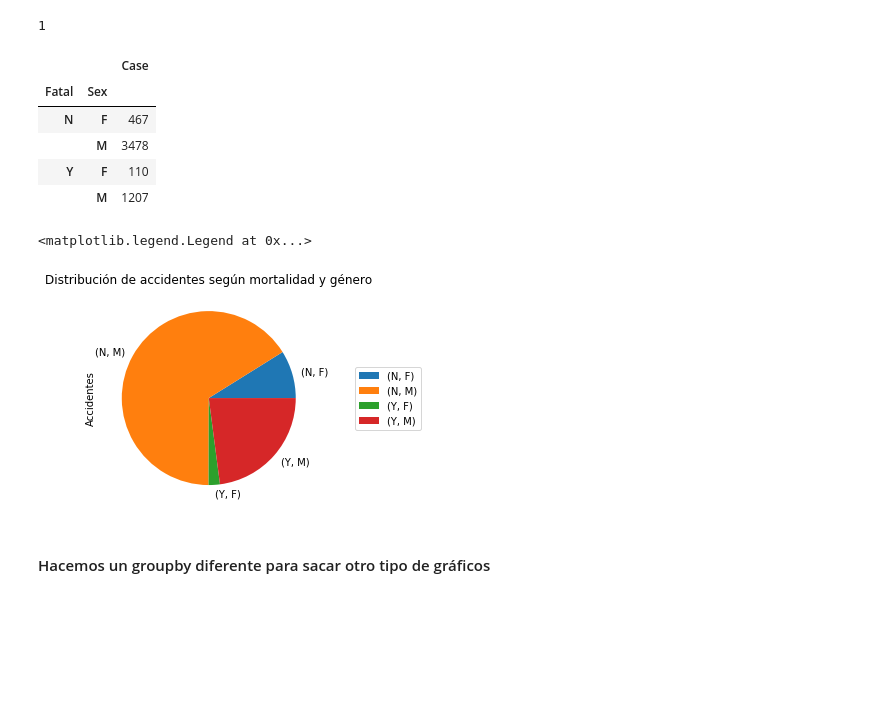
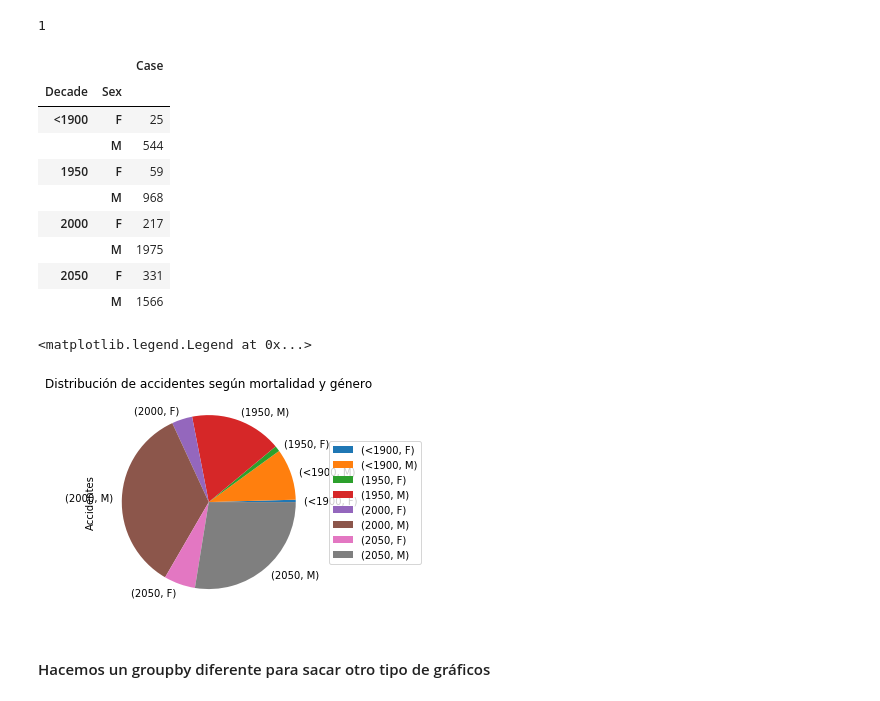
Before and after one commit to silviaherf/data-cleaning-pandas, a Jupyter notebook: Sharks_analysis.ipynb, the cells around one changed output. Cells and saved outputs as stored; diff of their text form; code cells hidden in the pictures; blank space fills up the shorter version.

Commit message:
Quesitos decada y genero

```diff
--- a/Sharks_analysis.ipynb
+++ b/Sharks_analysis.ipynb
@@ -483,0 +497,2 @@ df_clean['Year']
+# %%
+df_clean["Decade"] =pd.cut(df_clean['Year'],[-1000,1900,1950,2000,2050],labels=['<1900','1950','2000','2050'])
@@ -487,19 +508,23 @@ tabla_fatal_genero['Case'].isnull().sum()
 # %% [output]
 1
 # %%
-tabla_fatal_genero=df_clean.groupby(['Fatal','Sex']).agg({"Case":"count"})
+tabla_fatal_genero=df_clean.groupby(['Decade','Sex']).agg({"Case":"count"})
 display(tabla_fatal_genero)
 tabla_fatal_genero.plot.pie(y='Case', title='Distribución de accidentes según mortalidad y género',ylabel='Accidentes')
 plt.legend(loc='right', bbox_to_anchor=(1.5, 0.5))
 # %% [output]
 |  |  | Case |
-| Fatal | Sex |  |
-| N | F | 467 |
-|  | M | 3478 |
-| Y | F | 110 |
-|  | M | 1207 |
+| Decade | Sex |  |
+| <1900 | F | 25 |
+|  | M | 544 |
+| 1950 | F | 59 |
+|  | M | 968 |
+| 2000 | F | 217 |
+|  | M | 1975 |
+| 2050 | F | 331 |
+|  | M | 1566 |
 <matplotlib.legend.Legend at 0x...>
-[figure, old version]
+[figure, new version]
 # %% [markdown]
 #### Hacemos un groupby diferente para sacar otro tipo de gráficos
 # %%
```
Also changed, not shown: parts of 7 cells of this notebook.
